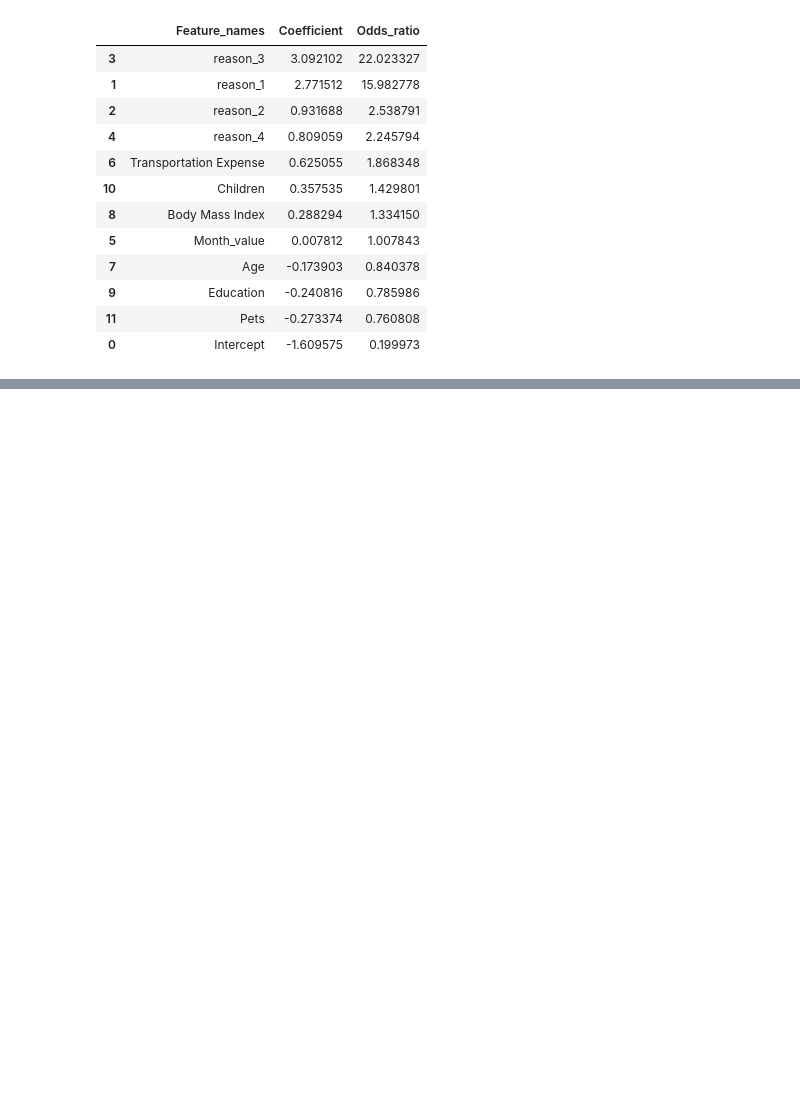
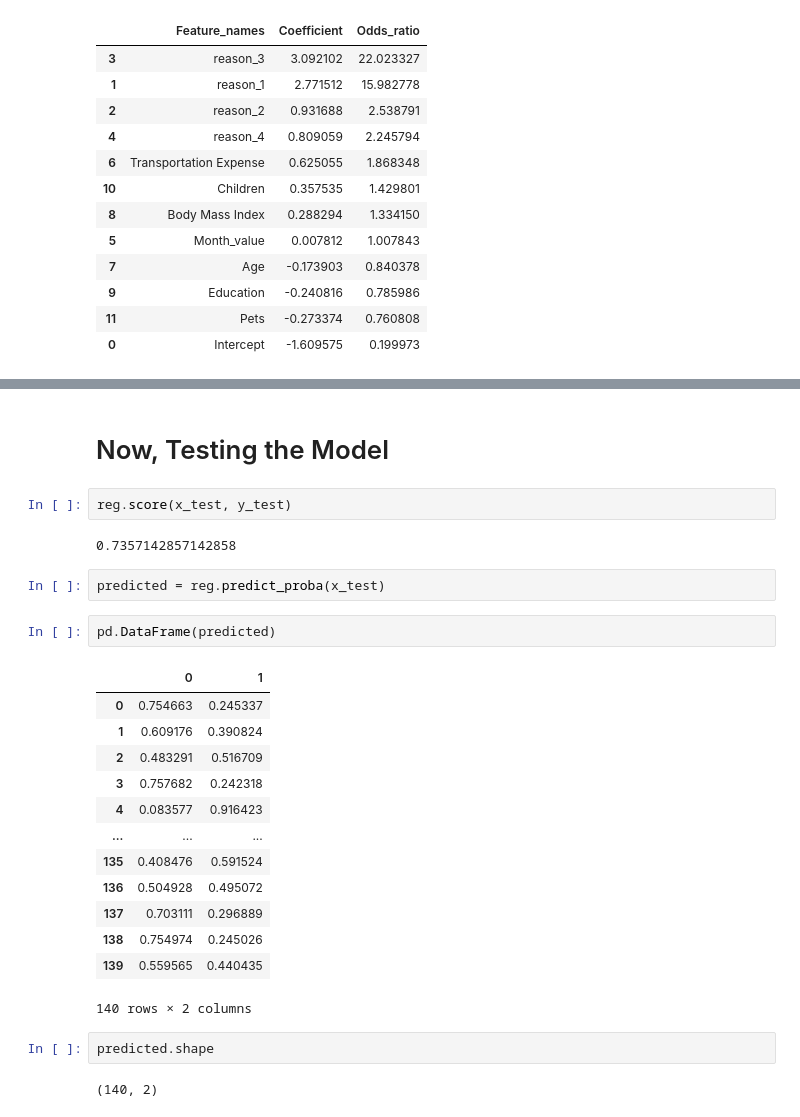
Before and after one commit to vivekkum-ar/Employee-Absenteesim-Case-Study, a Jupyter notebook: Employee-Absenteesim-Case-Study.ipynb, the cells around one changed output, grey strips where cells are left out. Saved outputs shown, nothing was run; the diff lists cells and outputs as text; blank space fills up the shorter version.

```diff
--- a/Employee-Absenteesim-Case-Study.ipynb
+++ b/Employee-Absenteesim-Case-Study.ipynb
@@ -1072,0 +1080,28 @@ summary_table.sort_values('Odds_ratio', ascending = False)
+# %% [markdown]
+# Now, Testing the Model
+# %%
+reg.score(x_test, y_test)
+# %% [output]
+0.7357142857142858
+# %%
+predicted = reg.predict_proba(x_test)
+# %%
+pd.DataFrame(predicted)
+# %% [output]
+|  | 0 | 1 |
+| 0 | 0.754663 | 0.245337 |
+| 1 | 0.609176 | 0.390824 |
+| 2 | 0.483291 | 0.516709 |
+| 3 | 0.757682 | 0.242318 |
+| 4 | 0.083577 | 0.916423 |
+| ... | ... | ... |
+| 135 | 0.408476 | 0.591524 |
+| 136 | 0.504928 | 0.495072 |
+| 137 | 0.703111 | 0.296889 |
+| 138 | 0.754974 | 0.245026 |
+| 139 | 0.559565 | 0.440435 |
+140 rows × 2 columns
+# %%
+predicted.shape
+# %% [output]
+(140, 2)
```
Also changed, not shown: parts of 2 cells of this notebook.
